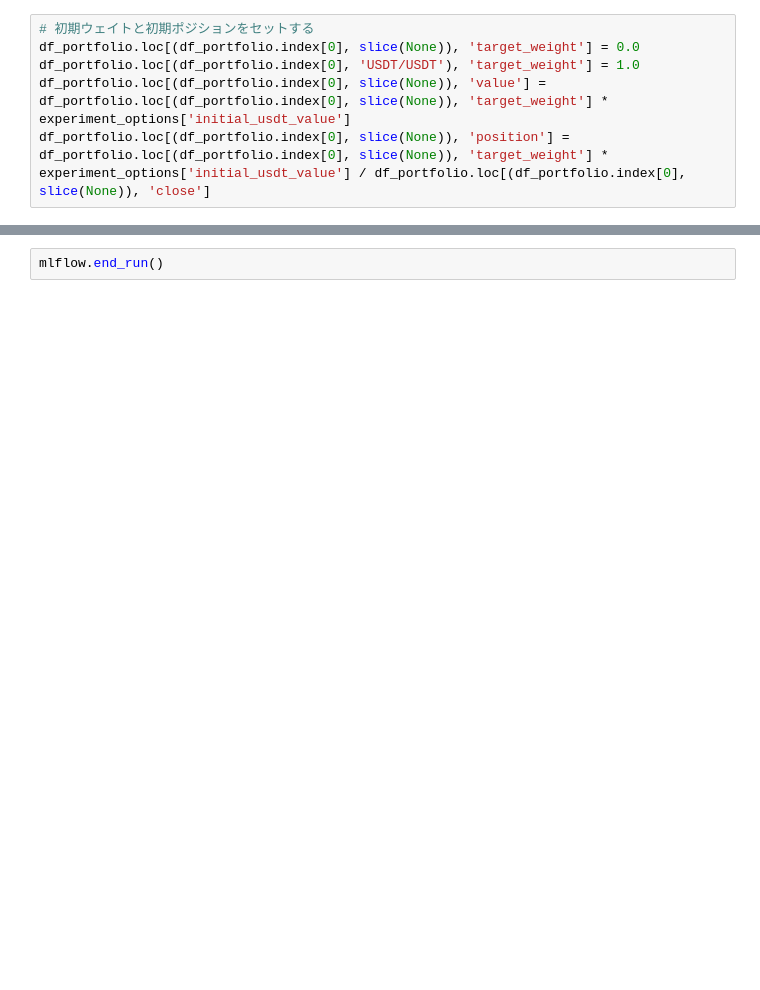
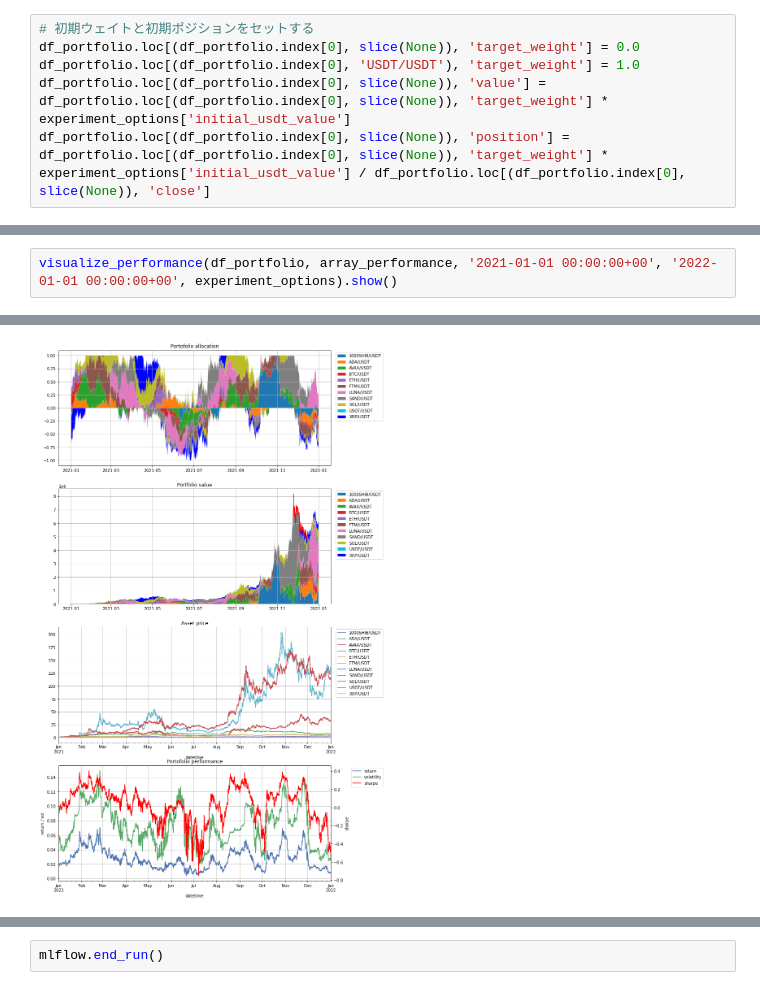
Before and after one commit to takahiro47/crypto_portfolio_bot, a Jupyter notebook: crypto_portfolio_bot.ipynb, the cells around one changed output, grey strips where cells are left out. Cells and saved outputs as stored; diff of their text form; blank space fills up the shorter version.

```diff
--- a/crypto_portfolio_bot.ipynb
+++ b/crypto_portfolio_bot.ipynb
@@ -427,0 +455,3 @@ visualize_performance(df_portfolio, array_performance, experiment_options['backt
+# %%
+visualize_performance(df_portfolio, array_performance, '2021-01-01 00:00:00+00', '2022-01-01 00:00:00+00', experiment_options).show()
+# %% [output]
@@ -427,0 +459 @@ visualize_performance(df_portfolio, array_performance, experiment_options['backt
+[figure, added]
```
Also changed, not shown: parts of 9 cells of this notebook.
